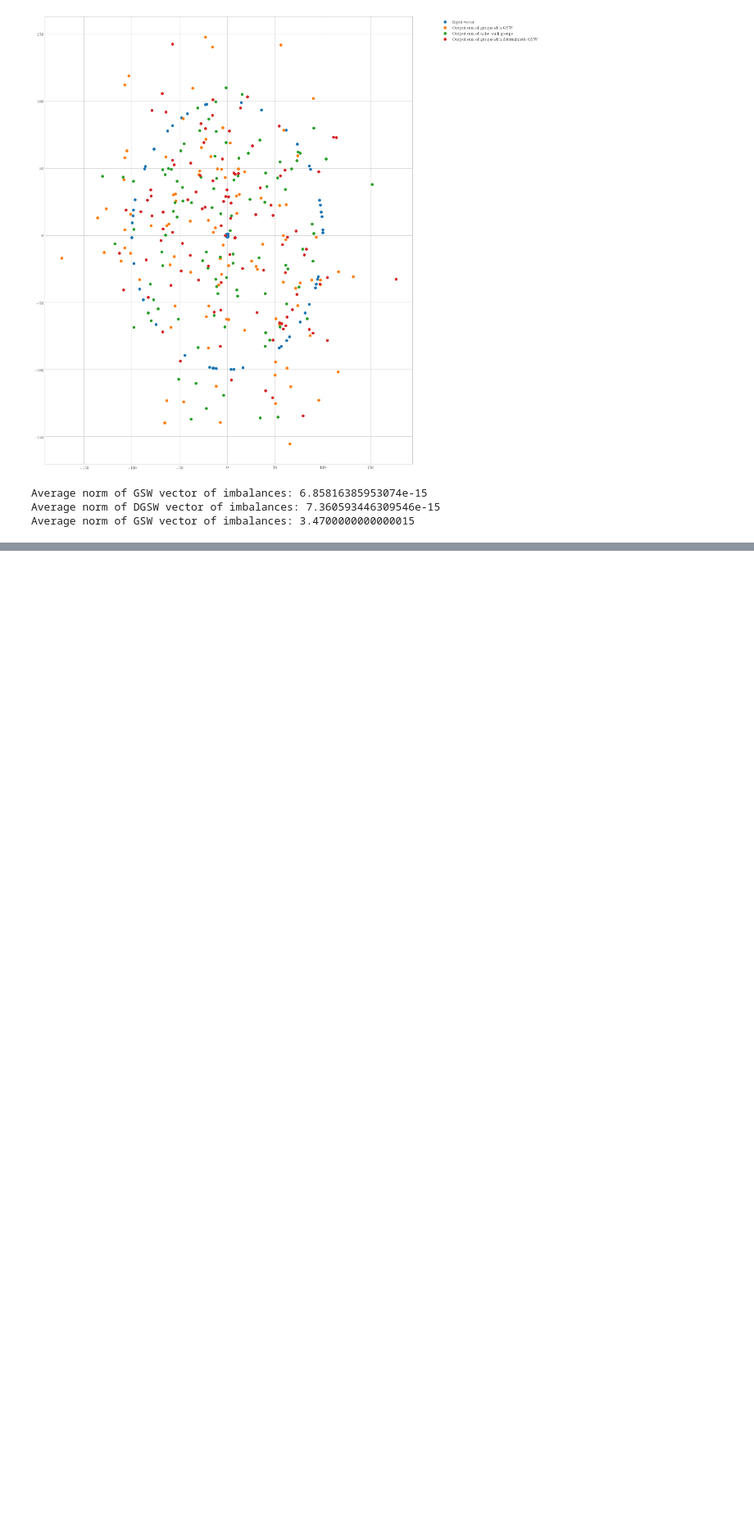
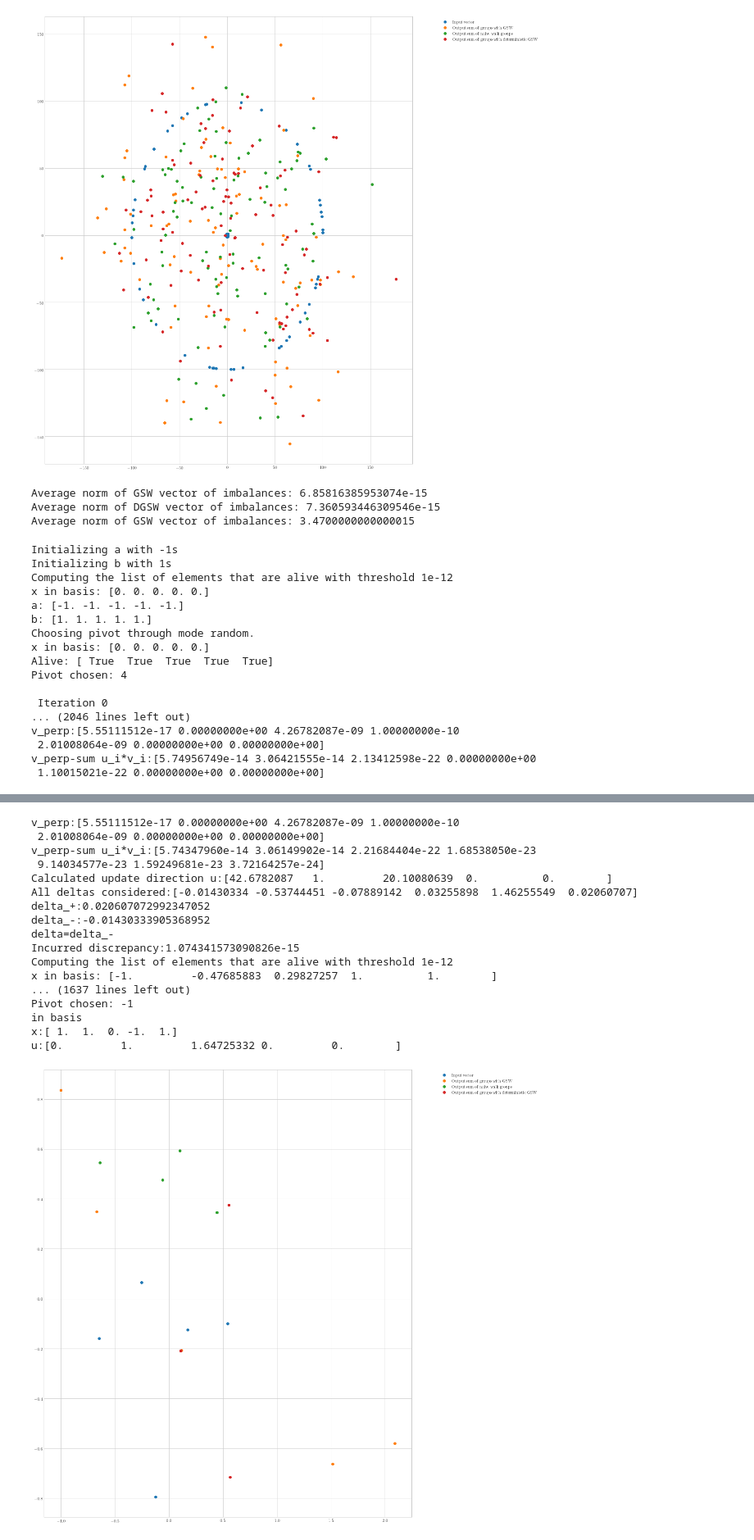
Before and after one commit to gbossy/GSWalk, a Jupyter notebook: Untitled.ipynb, the cells around one changed output, grey strips where cells are left out. Shown at 82% size. Drawn from its saved outputs; the diff is of its cells as text; code cells hidden in the pictures; blank space fills up the shorter version.

```diff
--- a/Untitled.ipynb
+++ b/Untitled.ipynb
@@ -121,3 +121,41 @@ print(f'Average norm of GSW vector of imbalances: {average([norm(np.matmul(B,x))
 Average norm of GSW vector of imbalances: 6.85816385953074e-15
 Average norm of DGSW vector of imbalances: 7.360593446309546e-15
 Average norm of GSW vector of imbalances: 3.4700000000000015
+# %%
+#Same as before with no_matrix_mult
+n=5
+d=2
+v=sample_from_ball(n,d=d)
+plt.plot([e[0] for e in v],[e[1] for e in v],'o',label='Input vector')
+B=np.transpose(np.vstack(tuple([e for e in v])))
+gsw_xs=[]
+naive_xs=[]
+deterministic_gsw_xs=[]
+for i in range(n):
+    gsw_xs.append(gram_schmidt_walk(v,np.zeros(n),debug=True,no_matrix_mult=True))
+    deterministic_gsw_xs.append(gram_schmidt_walk(v,np.zeros(n),debug=True,smallest_delta=True,no_matrix_mult=True))
+    naive_xs.append(naive_walk(v))
+plt.plot([np.matmul(B,x)[0] for x in gsw_xs],[np.matmul(B,x)[1] for x in gsw_xs],'o',label='Output sum of groups with GSW')
+plt.plot([np.matmul(B,x)[0] for x in naive_xs],[np.matmul(B,x)[1] for x in naive_xs],'o',label='Output sum of naive walk groups')
+plt.plot([np.matmul(B,x)[0] for x in deterministic_gsw_xs],[np.matmul(B,x)[1] for x in deterministic_gsw_xs],'o',label='Output sum of groups with deterministic GSW')
+plt.legend()
+plt.legend(bbox_to_anchor=(1.35, 1))
+tikzplotlib.save(f"gsw_bad_{n}.tex")
+# %% [output]
+Initializing a with -1s
+Initializing b with 1s
+Computing the list of elements that are alive with threshold 1e-12
+x in basis: [0. 0. 0. 0. 0.]
+a: [-1. -1. -1. -1. -1.]
+b: [1. 1. 1. 1. 1.]
+Choosing pivot through mode random.
+x in basis: [0. 0. 0. 0. 0.]
+Alive: [ True  True  True  True  True]
+Pivot chosen: 4
+
+ Iteration 0
+... (2046 lines left out)
+v_perp:[5.55111512e-17 0.00000000e+00 4.26782087e-09 1.00000000e-10
+ 2.01008064e-09 0.00000000e+00 0.00000000e+00]
+v_perp-sum u_i*v_i:[5.74956749e-14 3.06421555e-14 2.13412598e-22 0.00000000e+00
+ 1.10015021e-22 0.00000000e+00 0.00000000e+00]
@@ -123,0 +164,18 @@ Average norm of GSW vector of imbalances: 3.4700000000000015
+v_perp:[5.55111512e-17 0.00000000e+00 4.26782087e-09 1.00000000e-10
+ 2.01008064e-09 0.00000000e+00 0.00000000e+00]
+v_perp-sum u_i*v_i:[5.74347960e-14 3.06149902e-14 2.21684404e-22 1.68538050e-23
+ 9.14034577e-23 1.59249681e-23 3.72164257e-24]
+Calculated update direction u:[42.6782087   1.         20.10080639  0.          0.        ]
+All deltas considered:[-0.01430334 -0.53744451 -0.07889142  0.03255898  1.46255549  0.02060707]
+delta_+:0.020607072992347052
+delta_-:-0.01430333905368952
+delta=delta_-
+Incurred discrepancy:1.074341573090826e-15
+Computing the list of elements that are alive with threshold 1e-12
+x in basis: [-1.         -0.47685883  0.29827257  1.          1.        ]
+... (1637 lines left out)
+Pivot chosen: -1
+in basis
+x:[ 1.  1.  0. -1.  1.]
+u:[0.         1.         1.64725332 0.         0.        ]
+[figure, added]
```
Also changed, not shown: parts of 1 cell of this notebook, 2 other files.
